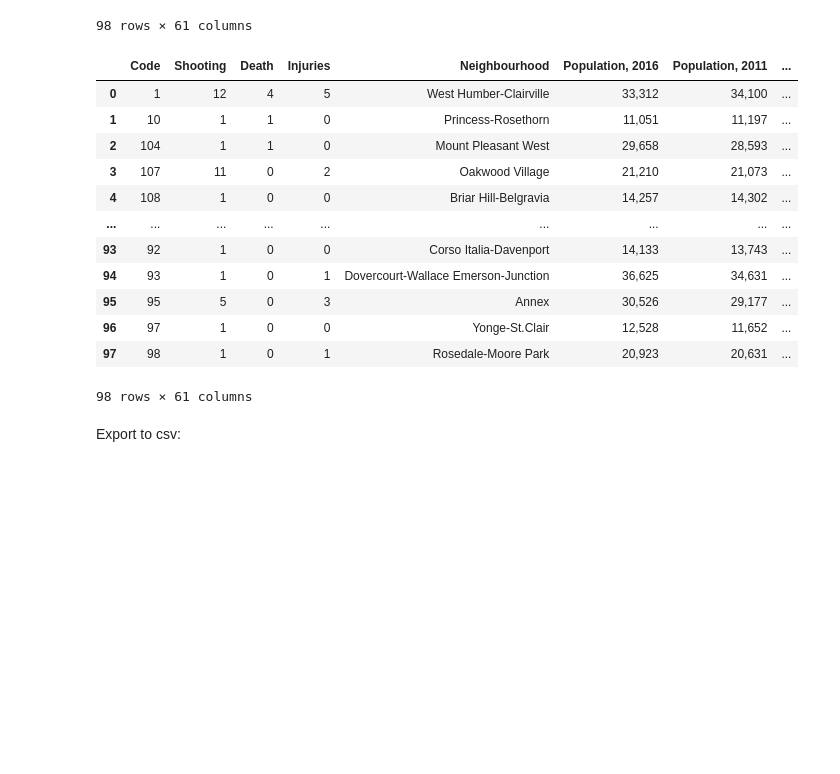
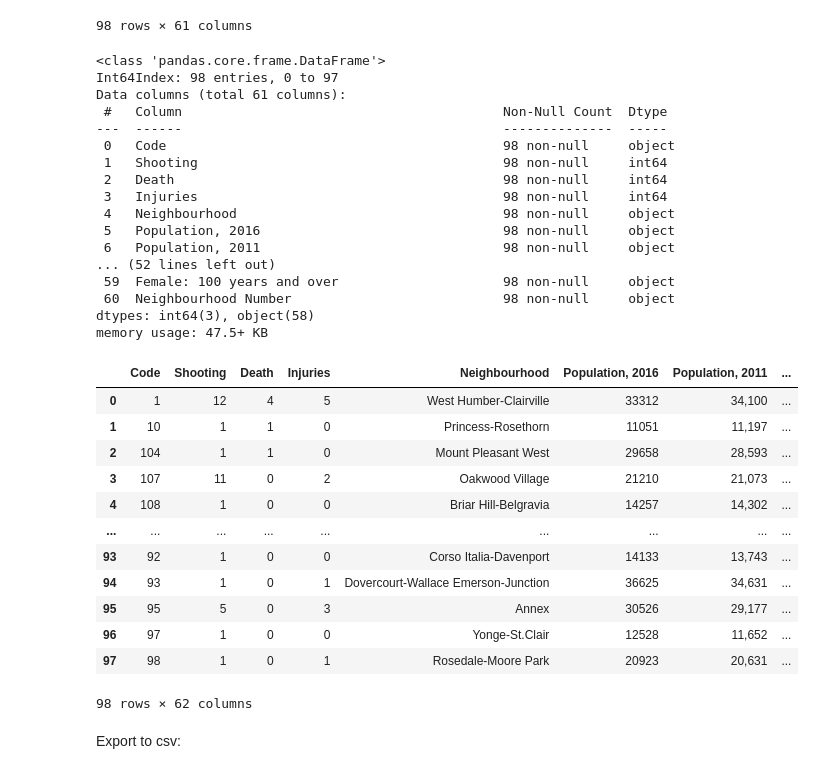
Before and after one commit to dailyLi/SafeTOgether, a Jupyter notebook: Data_cleaning.ipynb, the cells around one changed output. Drawn from its saved outputs; the diff is of its cells as text; code cells hidden in the pictures; blank space fills up the shorter version.

```diff
--- a/Data_cleaning.ipynb
+++ b/Data_cleaning.ipynb
@@ -408,21 +408,45 @@ df_pop_new
 98 rows × 61 columns
 # %%
 df_pop_new.rename(columns={'X':'Shooting'}, inplace = True)
-df_pop_new
+df_pop_new.info()
 # %% [output]
-|  | Code | Shooting | Death | Injuries | Neighbourhood | Population, 2016 | Population, 2011 | ... |
-| 0 | 1 | 12 | 4 | 5 | West Humber-Clairville | 33,312 | 34,100 | ... |
-| 1 | 10 | 1 | 1 | 0 | Princess-Rosethorn | 11,051 | 11,197 | ... |
-| 2 | 104 | 1 | 1 | 0 | Mount Pleasant West | 29,658 | 28,593 | ... |
-| 3 | 107 | 11 | 0 | 2 | Oakwood Village | 21,210 | 21,073 | ... |
-| 4 | 108 | 1 | 0 | 0 | Briar Hill-Belgravia | 14,257 | 14,302 | ... |
-| ... | ... | ... | ... | ... | ... | ... | ... | ... |
-| 93 | 92 | 1 | 0 | 0 | Corso Italia-Davenport | 14,133 | 13,743 | ... |
-| 94 | 93 | 1 | 0 | 1 | Dovercourt-Wallace Emerson-Junction | 36,625 | 34,631 | ... |
-| 95 | 95 | 5 | 0 | 3 | Annex | 30,526 | 29,177 | ... |
-| 96 | 97 | 1 | 0 | 0 | Yonge-St.Clair | 12,528 | 11,652 | ... |
-| 97 | 98 | 1 | 0 | 1 | Rosedale-Moore Park | 20,923 | 20,631 | ... |
-98 rows × 61 columns
+<class 'pandas.core.frame.DataFrame'>
+Int64Index: 98 entries, 0 to 97
+Data columns (total 61 columns):
+ #   Column                                         Non-Null Count  Dtype
+---  ------                                         --------------  -----
+ 0   Code                                           98 non-null     object
+ 1   Shooting                                       98 non-null     int64
+ 2   Death                                          98 non-null     int64
+ 3   Injuries                                       98 non-null     int64
+ 4   Neighbourhood                                  98 non-null     object
+ 5   Population, 2016                               98 non-null     object
+ 6   Population, 2011                               98 non-null     object
+... (52 lines left out)
+ 59  Female: 100 years and over                     98 non-null     object
+ 60  Neighbourhood Number                           98 non-null     object
+dtypes: int64(3), object(58)
+memory usage: 47.5+ KB
+# %%
+df_pop_new["Population, 2016"] = df_pop_new["Population, 2016"].str.replace(",", "")
+df_pop_new = df_pop_new.astype({"Population, 2016": int})
+# %%
+df_pop_new["per_capita"] = (df_pop_new["Shooting"] / df_pop_new["Population, 2016"])
+df_pop_new
+# %% [output]
+|  | Code | Shooting | Death | Injuries | Neighbourhood | Population, 2016 | Population, 2011 | ... |
+| 0 | 1 | 12 | 4 | 5 | West Humber-Clairville | 33312 | 34,100 | ... |
+| 1 | 10 | 1 | 1 | 0 | Princess-Rosethorn | 11051 | 11,197 | ... |
+| 2 | 104 | 1 | 1 | 0 | Mount Pleasant West | 29658 | 28,593 | ... |
+| 3 | 107 | 11 | 0 | 2 | Oakwood Village | 21210 | 21,073 | ... |
+| 4 | 108 | 1 | 0 | 0 | Briar Hill-Belgravia | 14257 | 14,302 | ... |
+| ... | ... | ... | ... | ... | ... | ... | ... | ... |
+| 93 | 92 | 1 | 0 | 0 | Corso Italia-Davenport | 14133 | 13,743 | ... |
+| 94 | 93 | 1 | 0 | 1 | Dovercourt-Wallace Emerson-Junction | 36625 | 34,631 | ... |
+| 95 | 95 | 5 | 0 | 3 | Annex | 30526 | 29,177 | ... |
+| 96 | 97 | 1 | 0 | 0 | Yonge-St.Clair | 12528 | 11,652 | ... |
+| 97 | 98 | 1 | 0 | 1 | Rosedale-Moore Park | 20923 | 20,631 | ... |
+98 rows × 62 columns
 # %% [markdown]
 Export to csv:
 # %%
```
Also changed, not shown: parts of 1 cell of this notebook.
